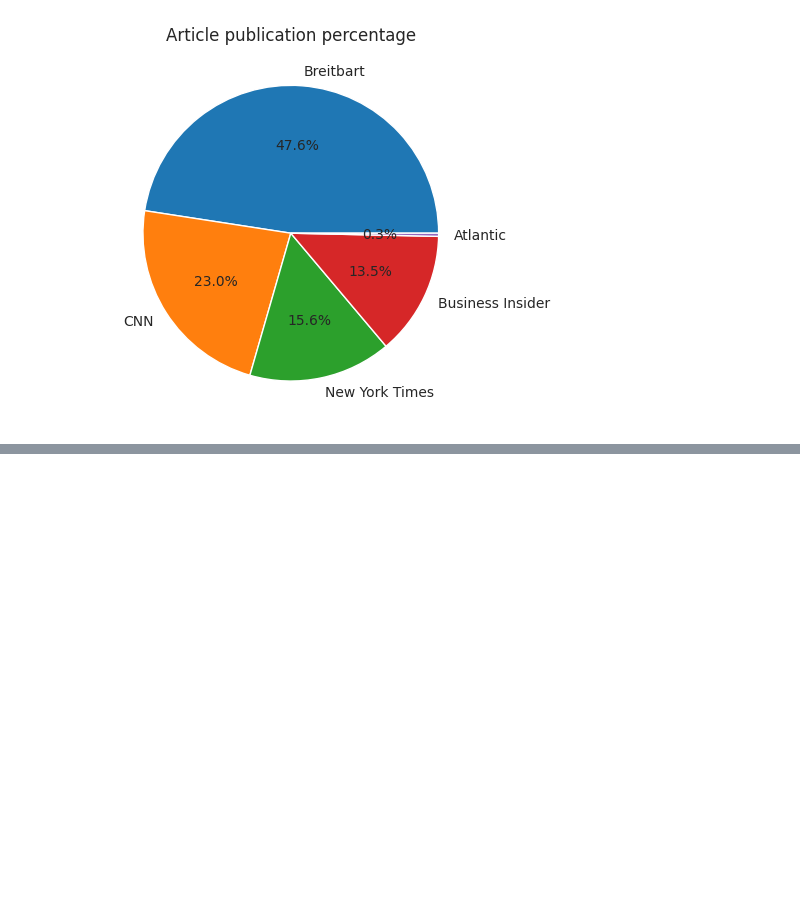
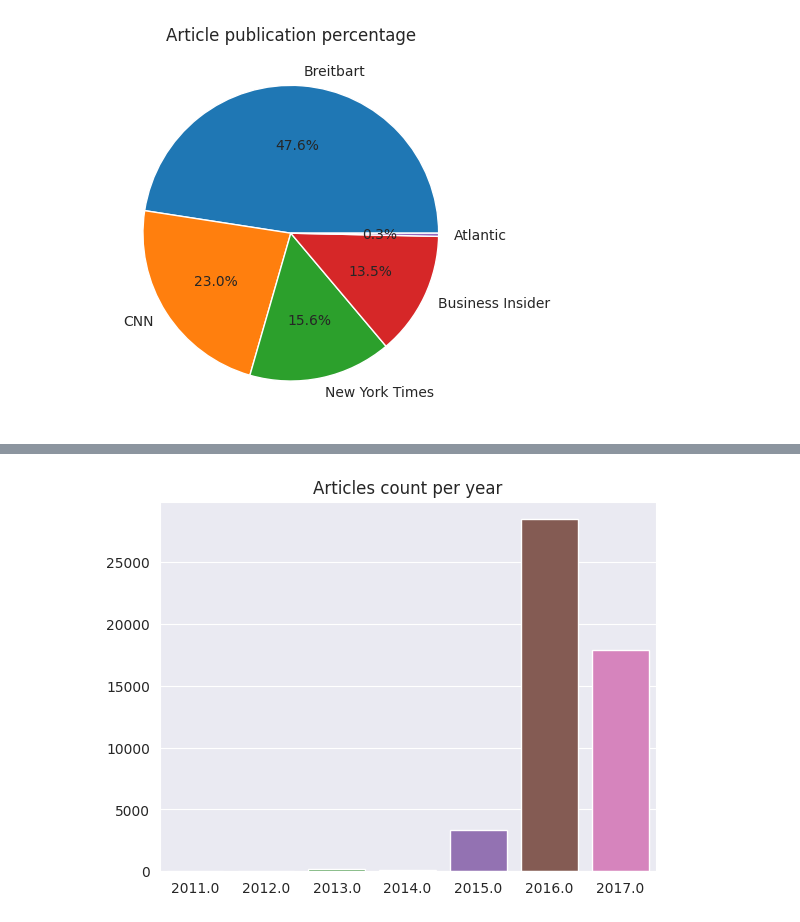
Before and after one commit to xSupernovaa/NLP-Topic-Modelling, a Jupyter notebook: EDA.ipynb, the cells around one changed output, grey strips where cells are left out. Saved outputs shown, nothing was run; the diff lists cells and outputs as text; code cells hidden in the pictures; blank space fills up the shorter version.

Commit message:
added some graphs in EDA

```diff
--- a/EDA.ipynb
+++ b/EDA.ipynb
@@ -88,0 +105,7 @@ plt.show()
+# %%
+year_value_counts = df['year'].value_counts()
+sns.barplot(x= year_value_counts.index, y= year_value_counts.values)
+plt.title("Articles count per year")
+plt.show()
+# %% [output]
+[figure, added]
```
Also changed, not shown: parts of 20 cells of this notebook.
